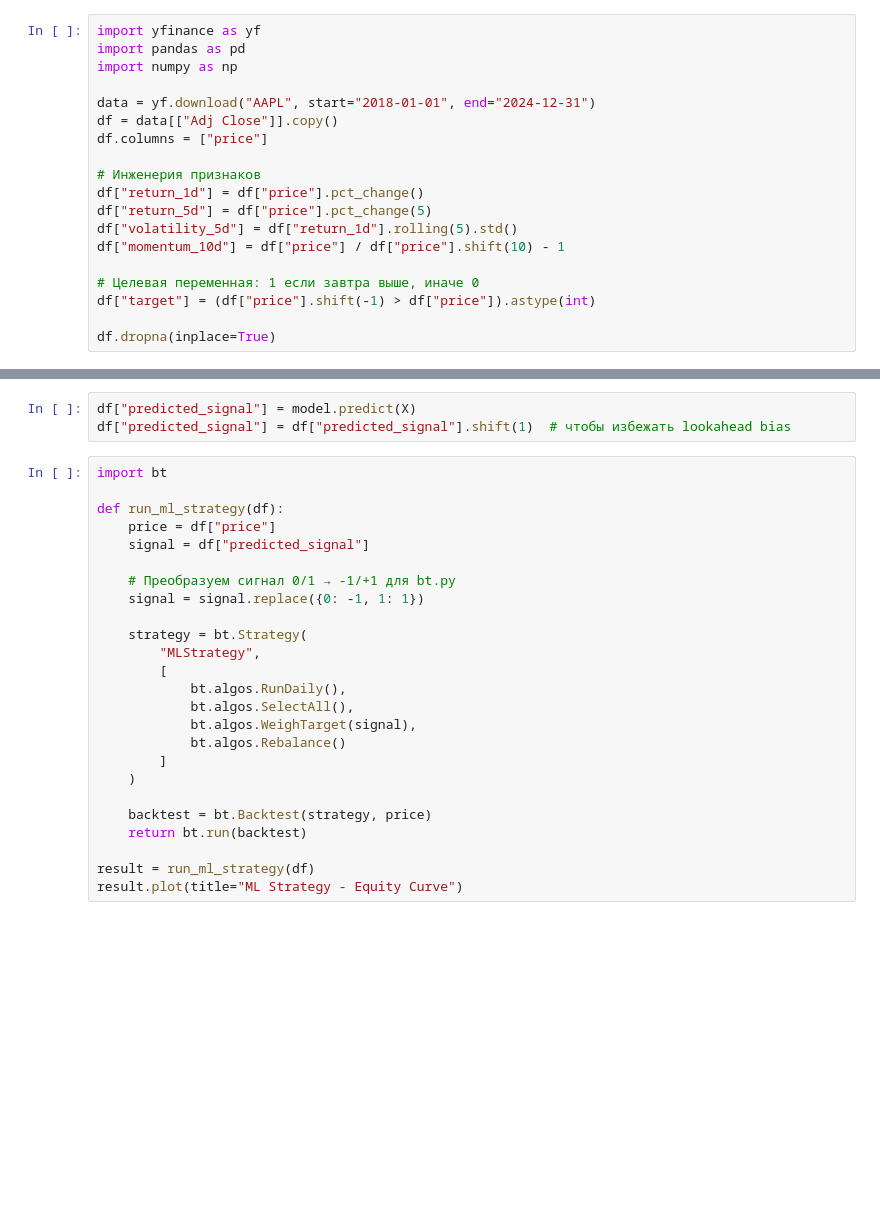
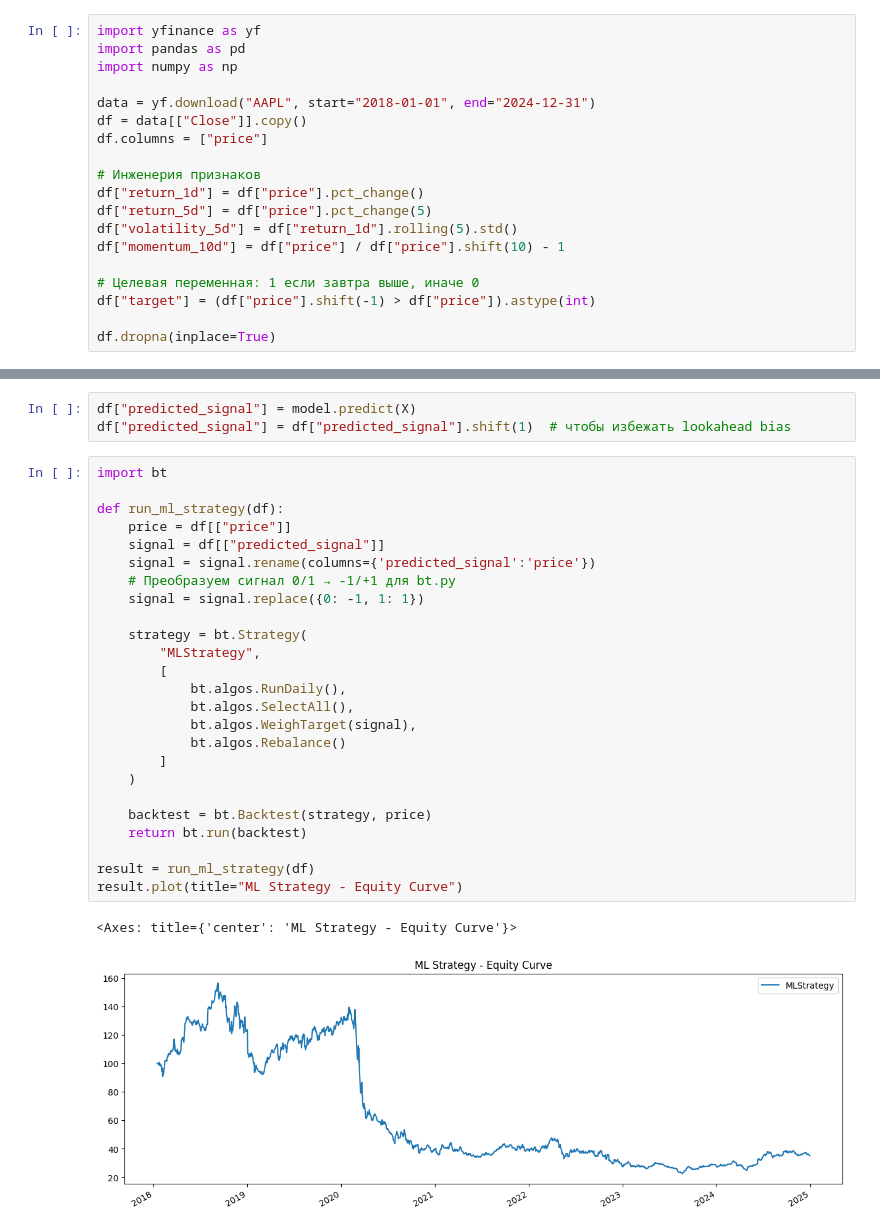
Before and after one commit to d-capital/ml_strategy, a Jupyter notebook: ml_strat/ml_strat.ipynb, the cells around one changed output, grey strips where cells are left out. Drawn from its saved outputs; the diff is of its cells as text; blank space fills up the shorter version.

```diff
--- a/ml_strat/ml_strat.ipynb
+++ b/ml_strat/ml_strat.ipynb
@@ -4,7 +4,7 @@ import pandas as pd
 import numpy as np
 
 data = yf.download("AAPL", start="2018-01-01", end="2024-12-31")
-df = data[["Adj Close"]].copy()
+df = data[["Close"]].copy()
 df.columns = ["price"]
 
 # Инженерия признаков
@@ -43,28 +49,31 @@ df["predicted_signal"] = df["predicted_signal"].shift(1)  # чтобы избе
 # %%
 import bt
 
 def run_ml_strategy(df):
-    price = df["price"]
-    signal = df["predicted_signal"]
-
+    price = df[["price"]]
+    signal = df[["predicted_signal"]]
+    signal = signal.rename(columns={'predicted_signal':'price'})
     # Преобразуем сигнал 0/1 → -1/+1 для bt.py
     signal = signal.replace({0: -1, 1: 1})
 
     strategy = bt.Strategy(
         "MLStrategy",
         [
             bt.algos.RunDaily(),
             bt.algos.SelectAll(),
             bt.algos.WeighTarget(signal),
             bt.algos.Rebalance()
         ]
     )
 
     backtest = bt.Backtest(strategy, price)
     return bt.run(backtest)
 
 result = run_ml_strategy(df)
 result.plot(title="ML Strategy - Equity Curve")
+# %% [output]
+<Axes: title={'center': 'ML Strategy - Equity Curve'}>
+[figure, added]
 # %%
 stats = result[0].stats
 print("Sharpe Ratio:", stats.loc["daily_sharpe"])
```
Also changed, not shown: parts of 3 cells of this notebook.
